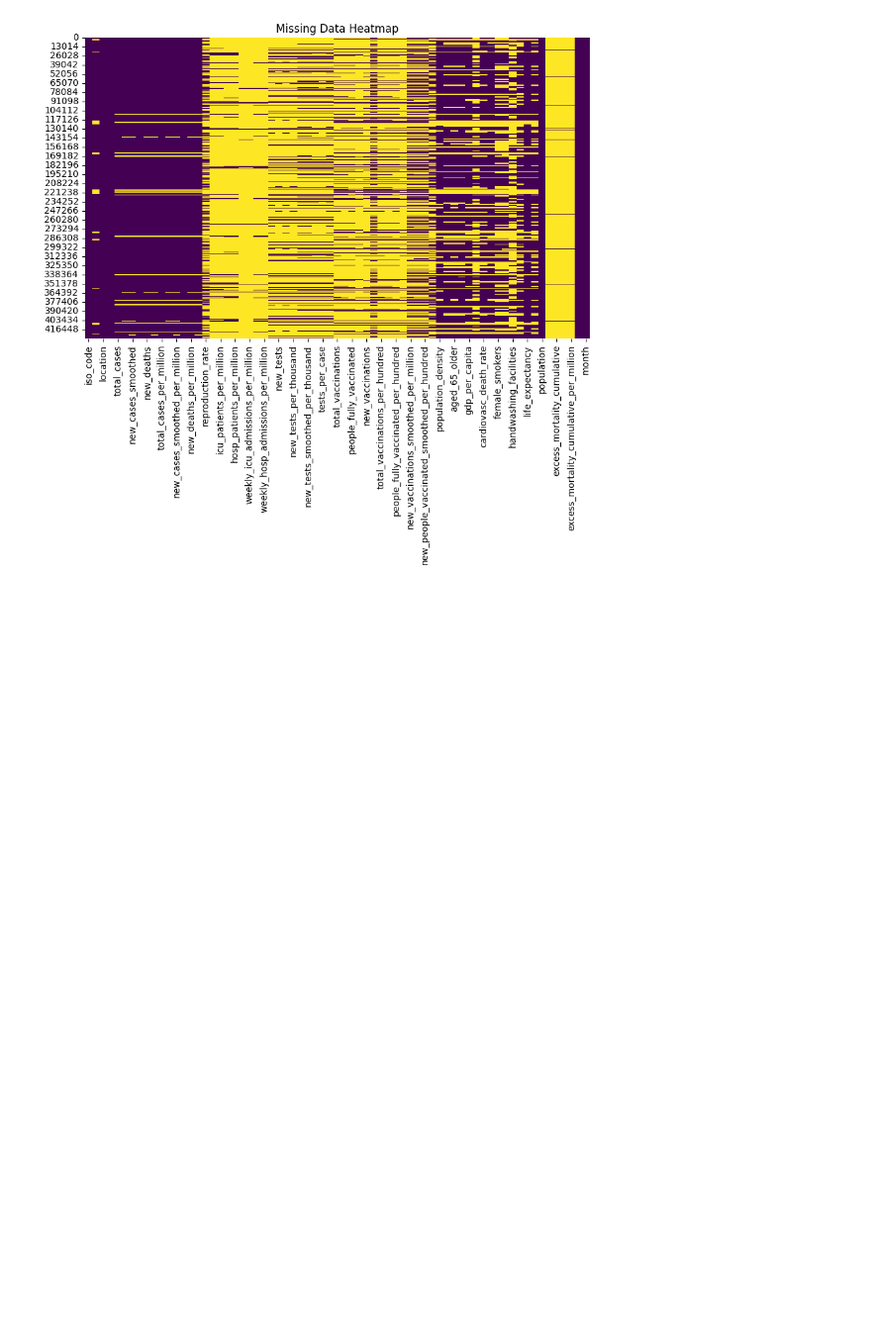
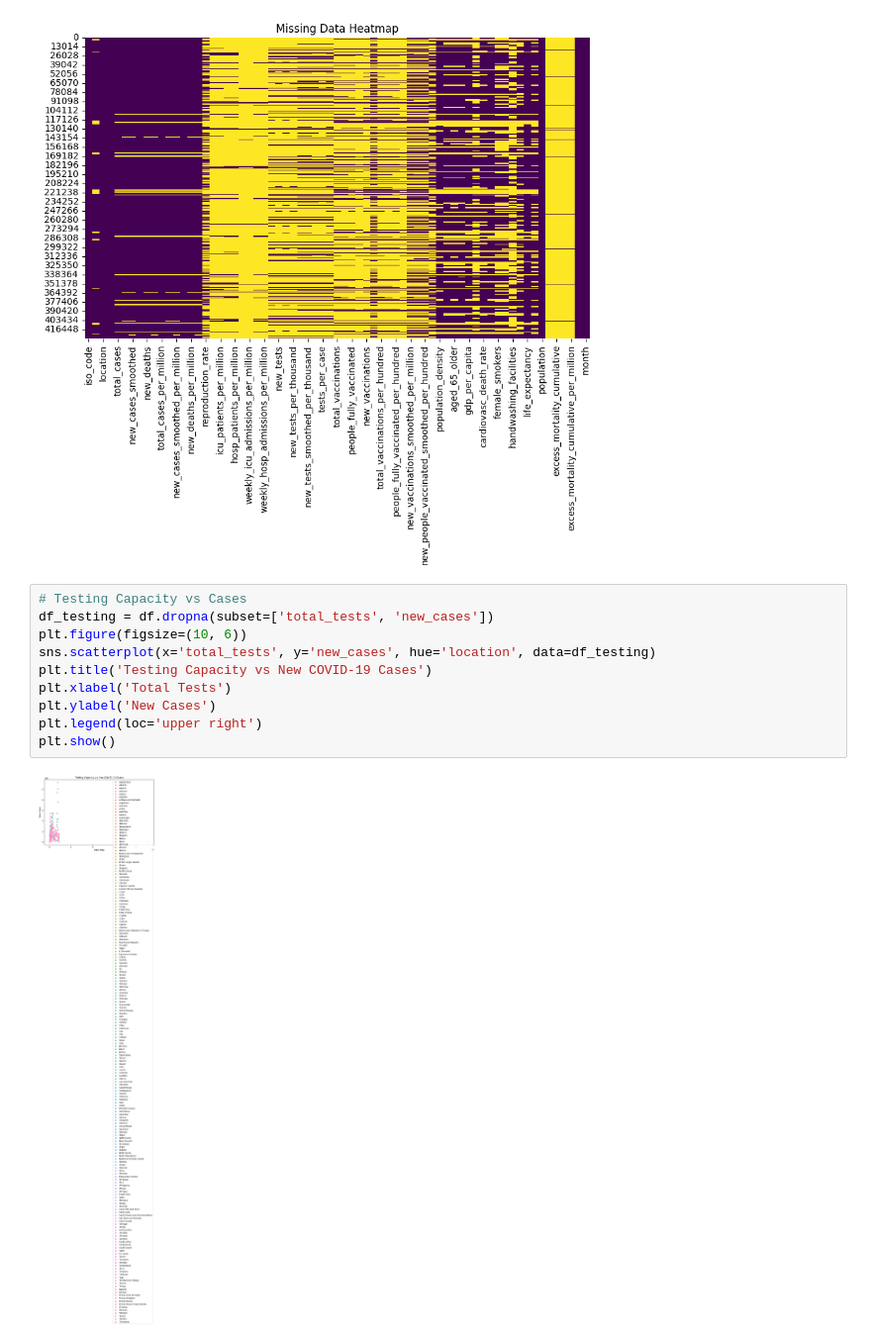
Before and after one commit to nomanrafi/COVID-19, a Jupyter notebook: COVID-19.ipynb, the cells around one changed output. Shown at 99% size. Cells and saved outputs as stored; diff of their text form; blank space fills up the shorter version.

Commit message:
Kaggle Notebook | COVID-19 | Version 2

```diff
--- a/COVID-19.ipynb
+++ b/COVID-19.ipynb
@@ -136,3 +136,15 @@ plt.title('Missing Data Heatmap')
 plt.show()
 # %% [output]
 [figure]
+# %%
+# Testing Capacity vs Cases
+df_testing = df.dropna(subset=['total_tests', 'new_cases'])
+plt.figure(figsize=(10, 6))
+sns.scatterplot(x='total_tests', y='new_cases', hue='location', data=df_testing)
+plt.title('Testing Capacity vs New COVID-19 Cases')
+plt.xlabel('Total Tests')
+plt.ylabel('New Cases')
+plt.legend(loc='upper right')
+plt.show()
+# %% [output]
+[figure, added]
```
Also changed, not shown: parts of 1 cell of this notebook.
